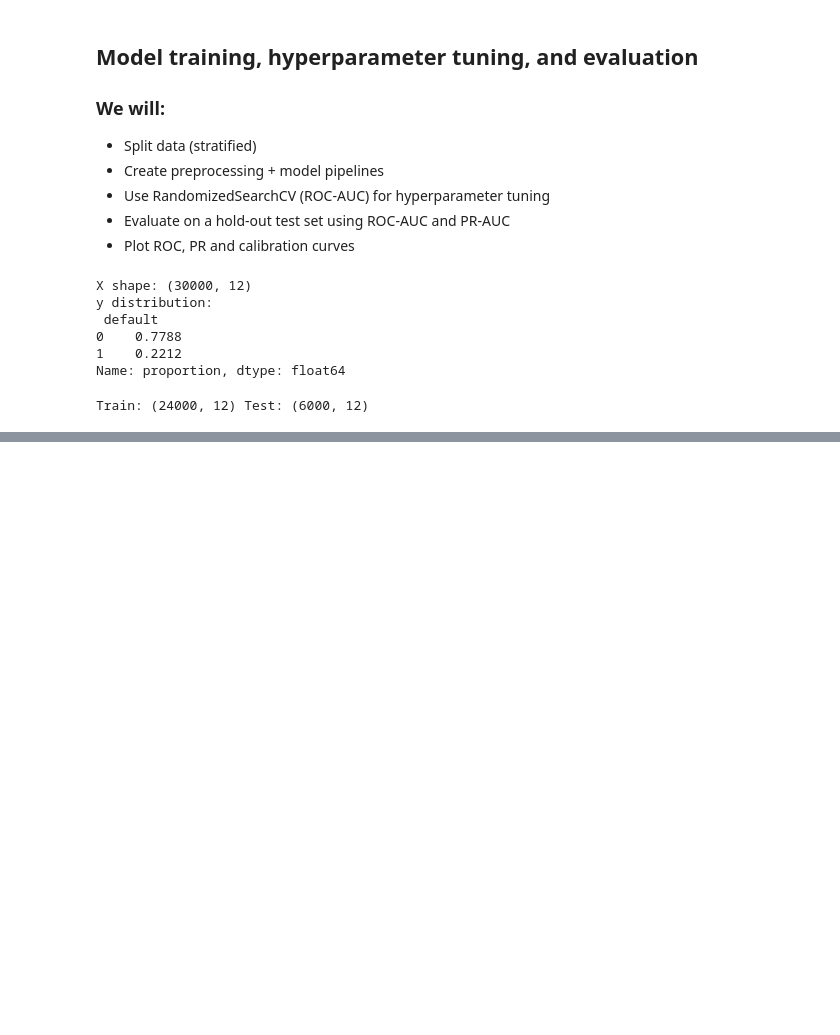
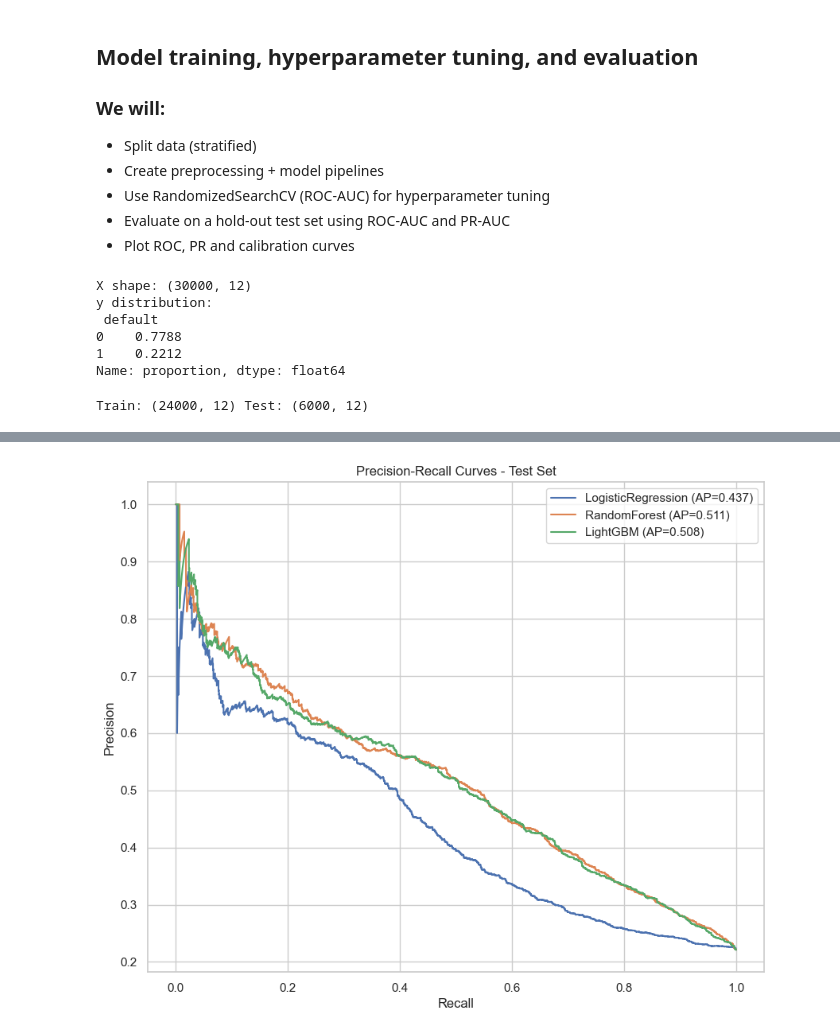
Before and after one commit to ShamikRana/financial-risk-predictive-analytics, a Jupyter notebook: notebook/model_training.ipynb, the cells around one changed output, grey strips where cells are left out. Saved outputs shown, nothing was run; the diff lists cells and outputs as text; code cells hidden in the pictures; blank space fills up the shorter version.

```diff
--- a/notebook/model_training.ipynb
+++ b/notebook/model_training.ipynb
@@ -566,0 +682,16 @@ KeyboardInterrupt:
+# %%
+# %%
+# Precision-Recall curves
+plt.figure(figsize=(10,8))
+for name, model in models.items():
+    y_prob = model.predict_proba(X_test)[:,1]
+    precision, recall, _ = precision_recall_curve(y_test, y_prob)
+    ap = average_precision_score(y_test, y_prob)
+    plt.plot(recall, precision, label=f"{name} (AP={ap:.3f})")
+plt.xlabel("Recall")
+plt.ylabel("Precision")
+plt.title("Precision-Recall Curves - Test Set")
+plt.legend()
+plt.show()
+# %% [output]
+[figure, added]
```
Also changed, not shown: parts of 13 cells of this notebook, 8 other files.
